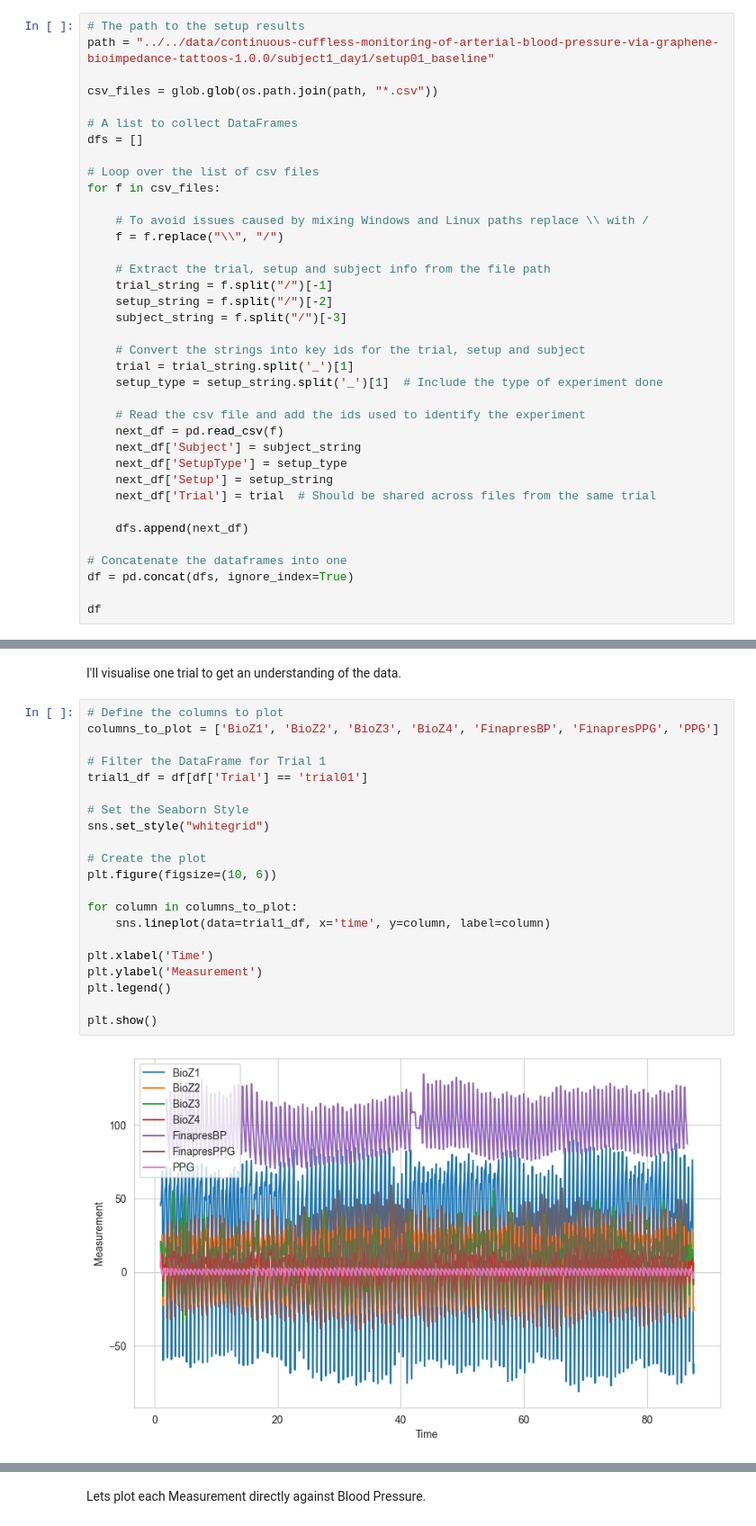
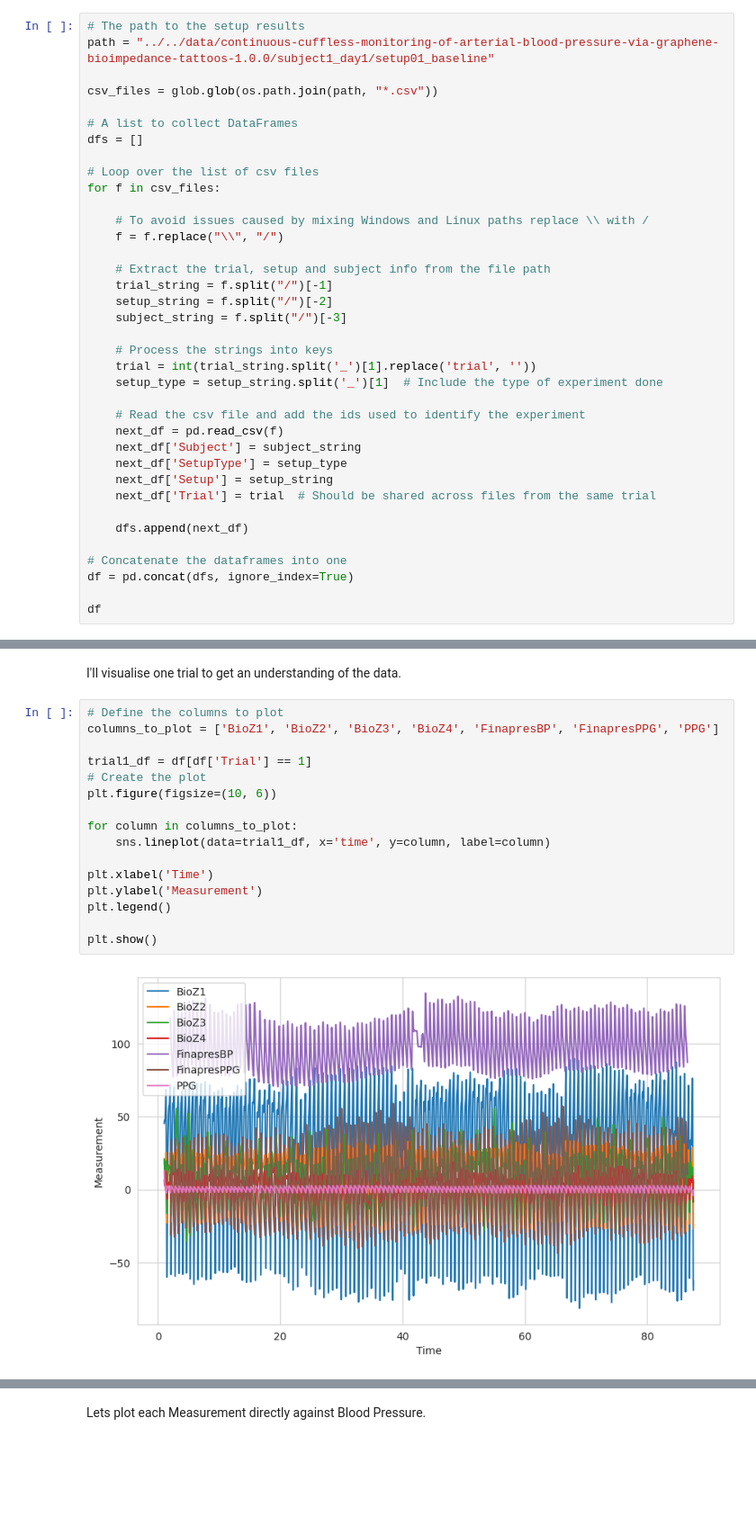
Before and after one commit to Spuced/https-gitlab.compuca4015_predicting_blood_pressure_based_on_bioimpedence, a Jupyter notebook: code/Blood_Pressure_Prediction.ipynb, the cells around one changed output, grey strips where cells are left out. Shown at 90% size. Drawn from its saved outputs; the diff is of its cells as text; blank space fills up the shorter version.

```diff
--- a/code/Blood_Pressure_Prediction.ipynb
+++ b/code/Blood_Pressure_Prediction.ipynb
@@ -40,8 +40,8 @@ for f in csv_files:
     setup_string = f.split("/")[-2]
     subject_string = f.split("/")[-3]
 
-    # Convert the strings into key ids for the trial, setup and subject
-    trial = trial_string.split('_')[1]
+    # Process the strings into keys
+    trial = int(trial_string.split('_')[1].replace('trial', ''))
     setup_type = setup_string.split('_')[1]  # Include the type of experiment done
 
     # Read the csv file and add the ids used to identify the experiment
@@ -84,24 +144,19 @@ I'll visualise one trial to get an understanding of the data.
 # %%
 # Define the columns to plot
 columns_to_plot = ['BioZ1', 'BioZ2', 'BioZ3', 'BioZ4', 'FinapresBP', 'FinapresPPG', 'PPG']
 
-# Filter the DataFrame for Trial 1
-trial1_df = df[df['Trial'] == 'trial01']
-
-# Set the Seaborn Style
-sns.set_style("whitegrid")
-
+trial1_df = df[df['Trial'] == 1]
 # Create the plot
 plt.figure(figsize=(10, 6))
 
 for column in columns_to_plot:
     sns.lineplot(data=trial1_df, x='time', y=column, label=column)
 
 plt.xlabel('Time')
 plt.ylabel('Measurement')
 plt.legend()
 
 plt.show()
 # %% [output]
-[figure, old version]
+[figure, new version]
 # %% [markdown]
```
Also changed, not shown: parts of 16 cells of this notebook.
